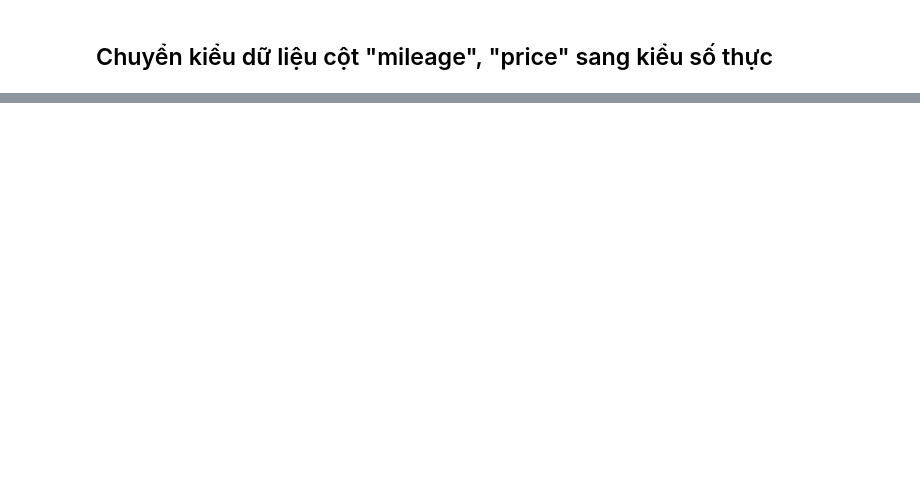
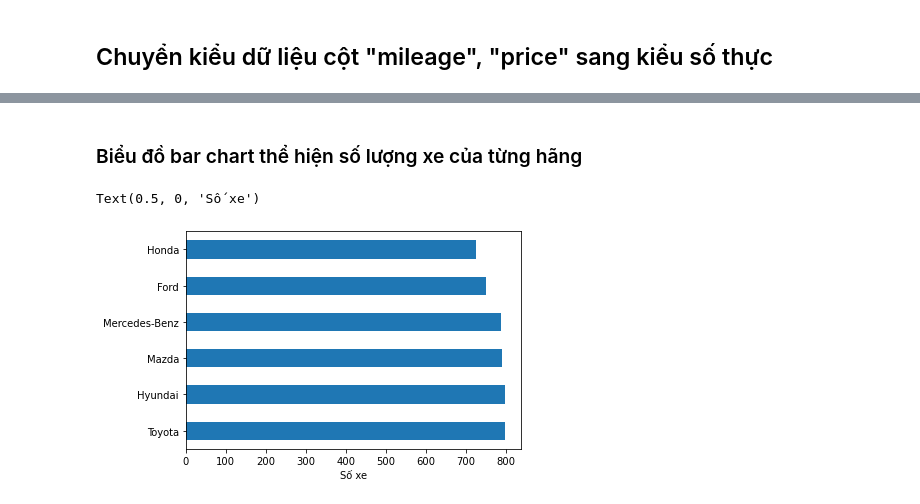
Before and after one commit to GiaBaoHoang/DataScience_FinalProject, a Jupyter notebook: ThuThapDuLieu.ipynb, the cells around one changed output, grey strips where cells are left out. Drawn from its saved outputs; the diff is of its cells as text; code cells hidden in the pictures; blank space fills up the shorter version.

```diff
--- a/ThuThapDuLieu.ipynb
+++ b/ThuThapDuLieu.ipynb
@@ -493,0 +592,8 @@ dtype: object
+# %% [markdown]
+### Biểu đồ bar chart thể hiện số lượng xe của từng hãng
+# %%
+used_car_df['make'].value_counts().plot.barh()
+plt.xlabel('Số xe')
+# %% [output]
+Text(0.5, 0, 'Số xe')
+[figure, added]
```
Also changed, not shown: parts of 52 cells of this notebook.
